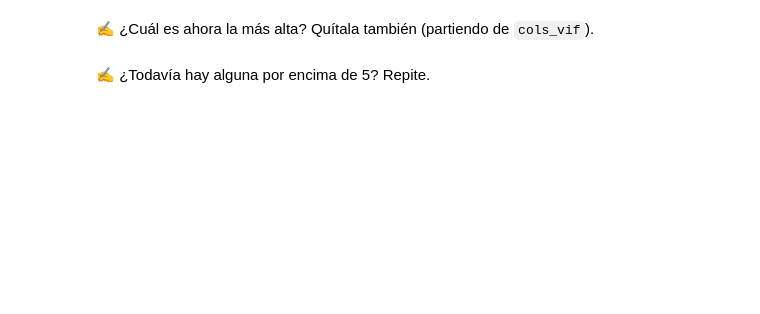
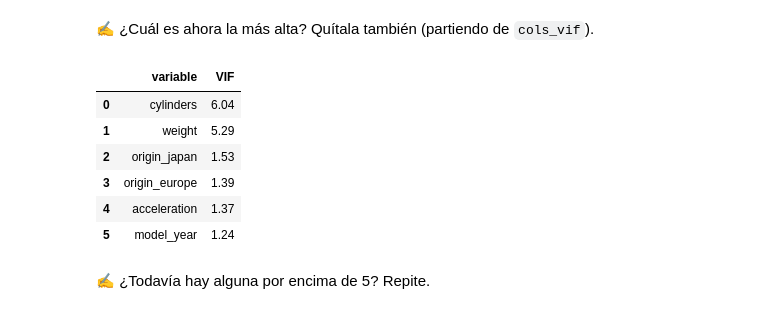
Before and after one commit to AndreaAguilar598908/linear_regression_intro_students, a Jupyter notebook: 01-regresion-lineal/caso_mpg.ipynb, the cells around one changed output. Cells and saved outputs as stored; diff of their text form; code cells hidden in the pictures; blank space fills up the shorter version.

```diff
--- a/01-regresion-lineal/caso_mpg.ipynb
+++ b/01-regresion-lineal/caso_mpg.ipynb
@@ -595,7 +707,18 @@ El **VIF** (*Variance Inflation Factor*) mide qué tanto se puede explicar una v
 # %%
 # cols_vif = cols_vif.drop('<variable>')
 # calcular_vif(X_train_enc[cols_vif])
 # ✍️ Tu código aquí
+
+cols_vif = cols_vif.drop('horsepower')
+calcular_vif(X_train_enc[cols_vif])
+# %% [output]
+|  | variable | VIF |
+| 0 | cylinders | 6.04 |
+| 1 | weight | 5.29 |
+| 2 | origin_japan | 1.53 |
+| 3 | origin_europe | 1.39 |
+| 4 | acceleration | 1.37 |
+| 5 | model_year | 1.24 |
 # %% [markdown]
 ✍️ ¿Todavía hay alguna por encima de 5? Repite.
 # %%
```
Also changed, not shown: parts of 19 cells of this notebook.
